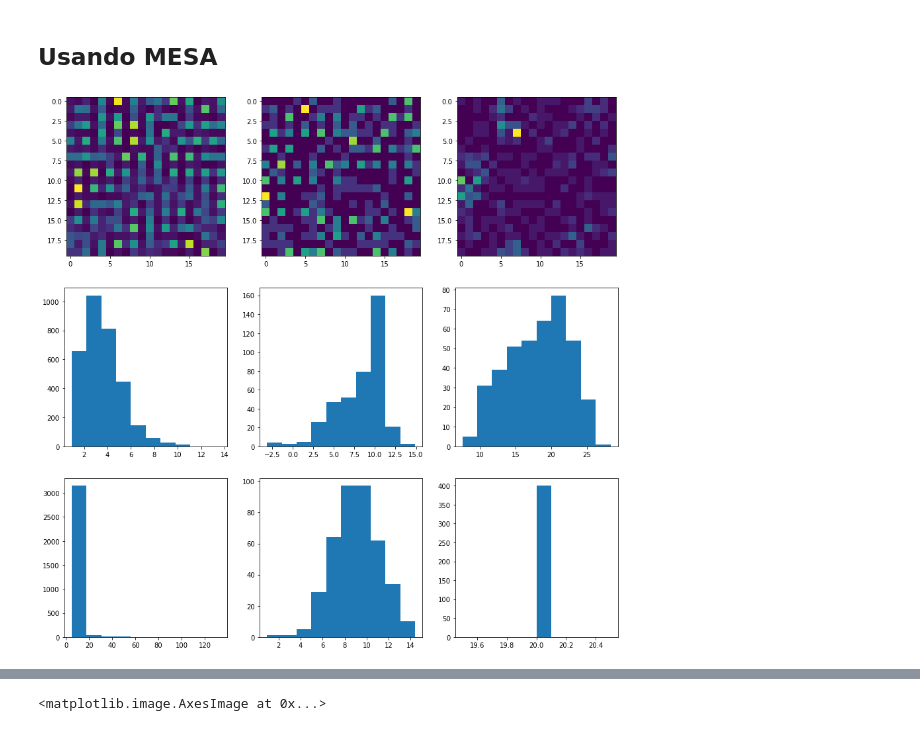
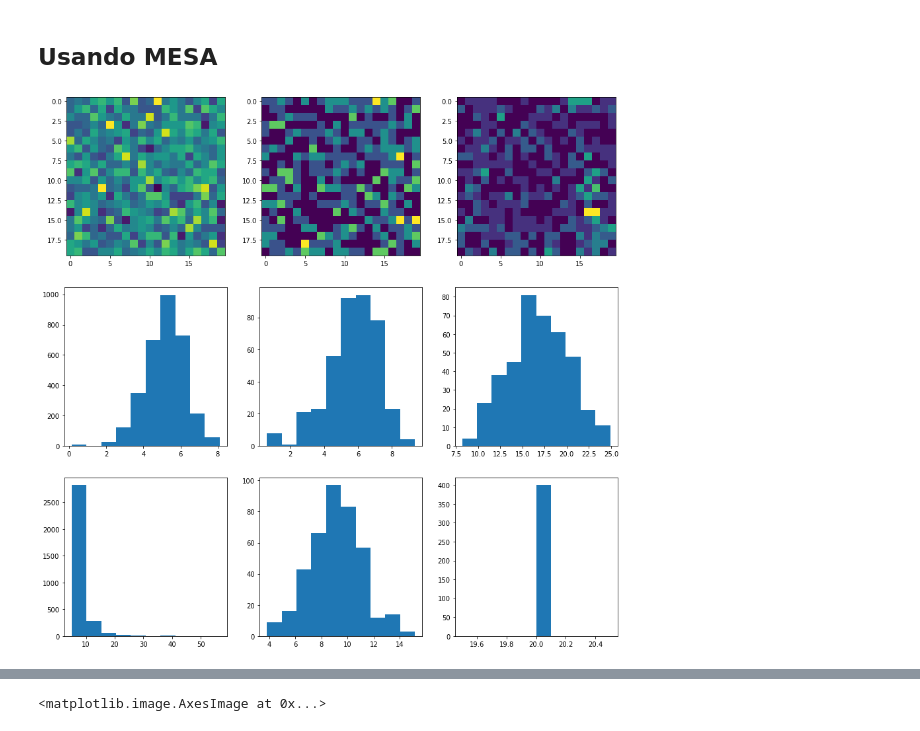
Before and after one commit to pedroteche-ih/ABM_URBANO, a Jupyter notebook: modelo_errado.ipynb, the cells around one changed output, grey strips where cells are left out. Cells and saved outputs as stored; diff of their text form; code cells hidden in the pictures.

```diff
--- a/modelo_errado.ipynb
+++ b/modelo_errado.ipynb
@@ -187,6 +187,7 @@ class PopRua(mesa.Agent):
         super().__init__(unique_id, model)
         self.threshold = np.max([0,norm.rvs(parametros_agente[0], parametros_agente[1])])
         self.peso_seg = parametros_agente[2]
+        self.viol = 0
 
     def value_function(self):
         value = self.model.location.param_dict[self.pos[0]][self.pos[1]]['value']
@@ -205,6 +206,9 @@ class PopRua(mesa.Agent):
 
     def step(self):
         if self.value_function() < self.threshold:
+            self.viol += 1
+        if self.viol >= TX_VIOL_RUA:
+            self.viol = 0
             self.move()
 
 class PopCasa(mesa.Agent):
@@ -215,6 +219,7 @@ class PopCasa(mesa.Agent):
         super().__init__(unique_id, model)
         self.threshold = pareto.rvs(b=parametros_agente[0]) * parametros_agente[1]
         self.peso_rua = parametros_agente[2]
+        self.viol = 0
 
     def value_function(self):
         value = self.model.location.param_dict[self.pos[0]][self.pos[1]]['value']
@@ -233,6 +238,9 @@ class PopCasa(mesa.Agent):
 
     def step(self):
         if self.value_function() > self.threshold:
+            self.viol += 1
+            self.viol = 0
+        if self.viol >= TX_VIOL_CASA:
             self.move()
 
 class PopSeg(mesa.Agent):
@@ -457,7 +468,7 @@ dict_agente[PopRua]['param'] = (9, 2, 2)
 
 dict_agente[PopCasa] = dict()
 dict_agente[PopCasa]['prop'] = 0.8
-dict_agente[PopCasa]['param'] = (3, 5, 0)
+dict_agente[PopCasa]['param'] = (3, 5, 1)
 
 dict_agente[PopSeg] = dict()
 dict_agente[PopSeg]['prop'] = 0.1
@@ -465,24 +476,22 @@ dict_agente[PopSeg]['param'] = (1, 8, 20)
 # %%
 ab = ModeloUrbano(10, 20, 20, dict_agente)
 # %%
-for i in range(100):
+for i in range(1000):
     ab.step()
 # %%
-for i in range(100):
-    ab.step()
 resultado = ab.return_agent_matrix()
 value = ab.return_agent_value()
 thresh = ab.return_agent_thresh()
 infra_matrix = ab.location.get_infra_matrix()
 fig, ax = plt.subplots(3,3, figsize = (15, 15))
 ax[0,0].imshow(resultado[PopCasa])
 ax[0,1].imshow(resultado[PopRua])
 ax[0,2].imshow(resultado[PopSeg])
 ax[1,0].hist(value[PopCasa])
 ax[1,1].hist(value[PopRua])
 ax[1,2].hist(value[PopSeg])
 ax[2,0].hist(thresh[PopCasa])
 ax[2,1].hist(thresh[PopRua])
 ax[2,2].hist(thresh[PopSeg]);
 # %% [output]
-[figure, old version]
+[figure, new version]
```
Also changed, not shown: parts of 4 cells of this notebook.
